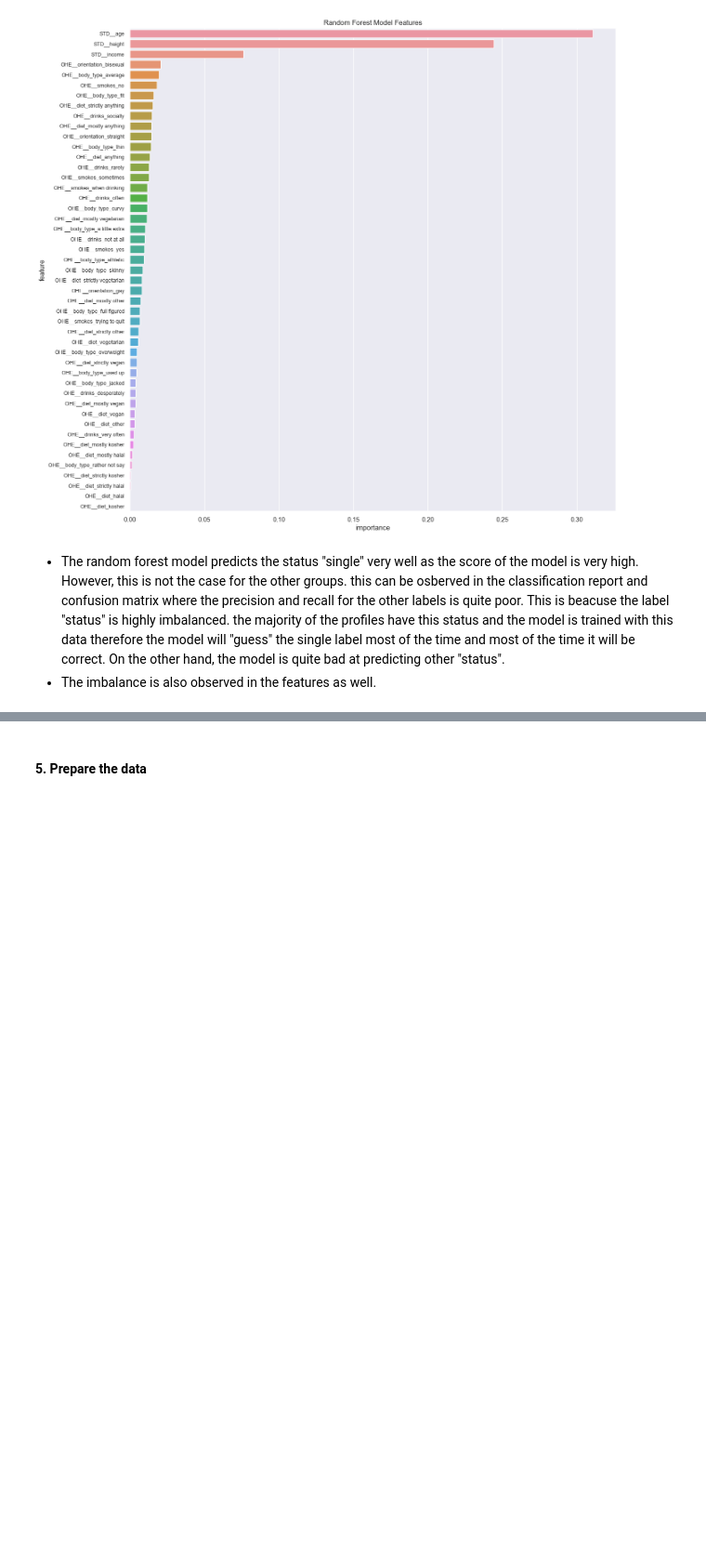
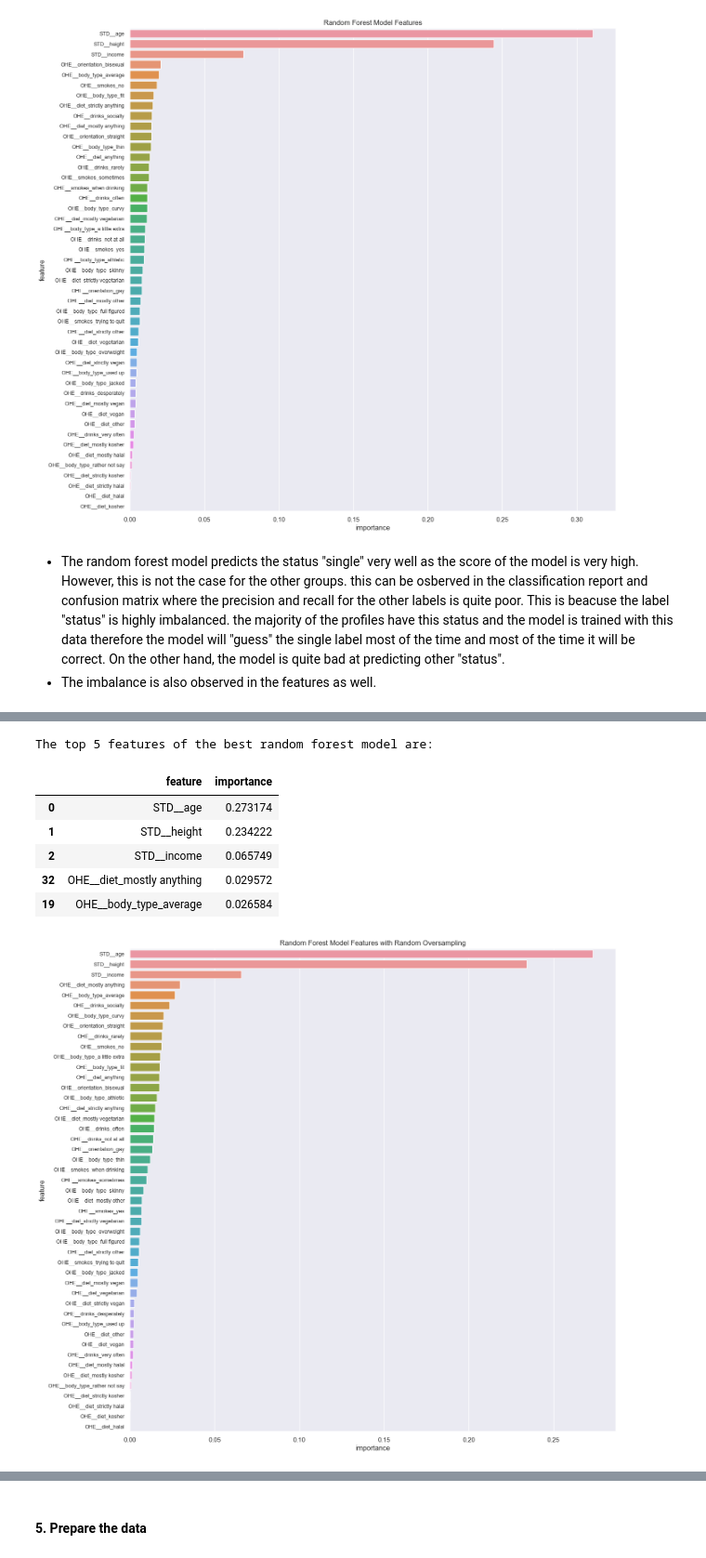
Before and after one commit to Data-Science-and-Analysts-Projects/OKCupid-ML, a Jupyter notebook: date-a-scientist.ipynb, the cells around one changed output, grey strips where cells are left out. Shown: that part at 93% size. Cells and saved outputs as stored; diff of their text form; code cells hidden in the pictures; blank space fills up the shorter version.

```diff
--- a/date-a-scientist.ipynb
+++ b/date-a-scientist.ipynb
@@ -314,0 +360,23 @@ The top 5 features of the best random forest model are:
+# %%
+# print the top 5 feautures
+importances = pd.DataFrame(zip(feature_names, pipeline.named_steps['classifier'].feature_importances_), columns=['feature','importance'])
+importances.sort_values(by='importance', ascending=False, inplace=True)
+print('The top 5 features of the best random forest model are:')
+display(importances.head())
+
+# plot the feature importance
+plt.figure(figsize=(15,15))
+sn.barplot(x=importances.importance, y=importances.feature)
+plt.yticks(fontsize=9)
+plt.title('Random Forest Model Features with Random Oversampling')
+plt.show()
+plt.close()
+# %% [output]
+The top 5 features of the best random forest model are:
+|  | feature | importance |
+| 0 | STD__age | 0.273174 |
+| 1 | STD__height | 0.234222 |
+| 2 | STD__income | 0.065749 |
+| 32 | OHE__diet_mostly anything | 0.029572 |
+| 19 | OHE__body_type_average | 0.026584 |
+[figure, added]
```
Also changed, not shown: parts of 5 cells of this notebook.
